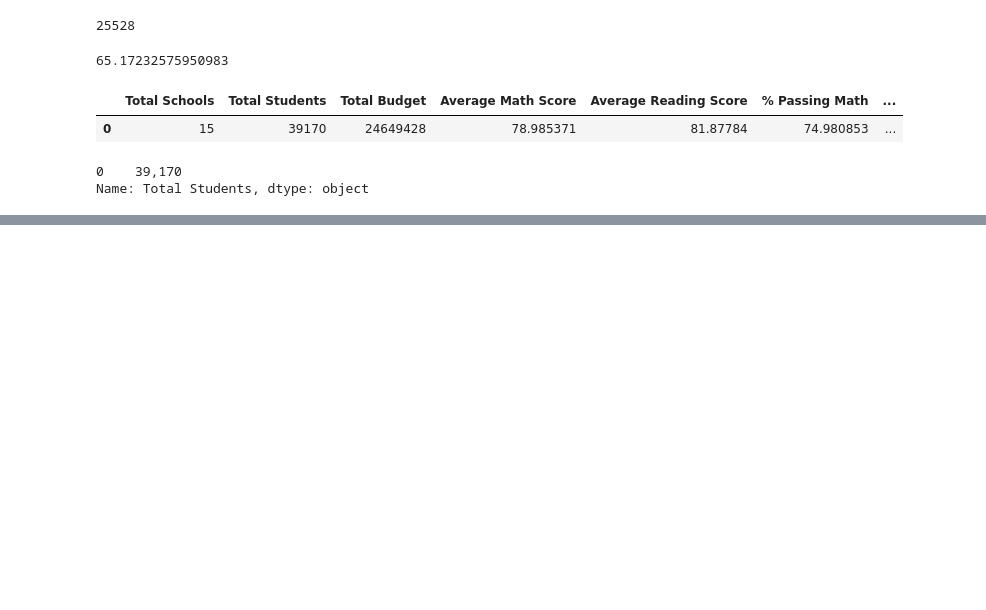
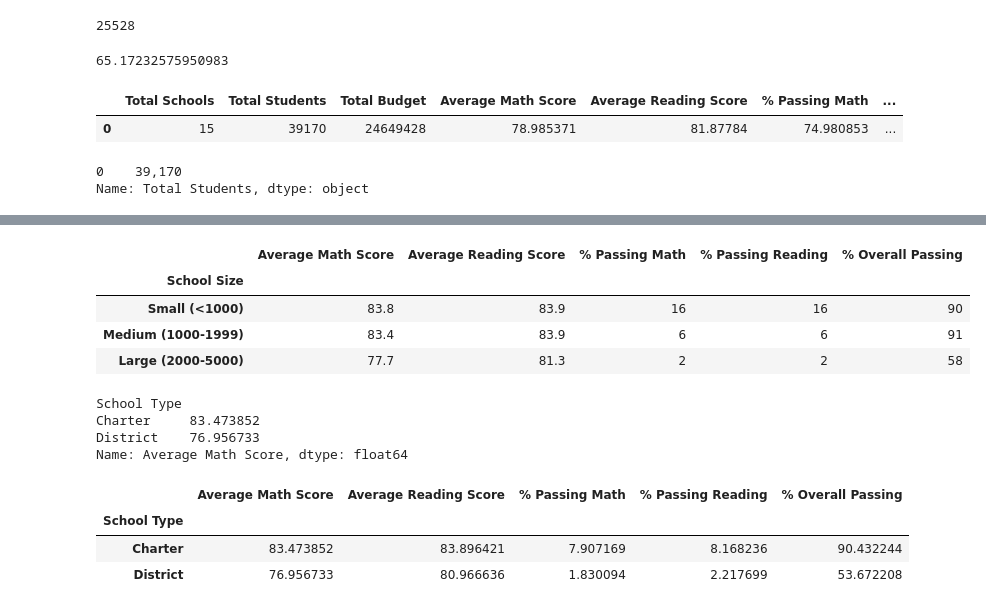
Before and after one commit to BrandonScottWilliams/School_District_Analysis, a Jupyter notebook: PyCitySchools.ipynb, the cells around one changed output, grey strips where cells are left out. Drawn from its saved outputs; the diff is of its cells as text; code cells hidden in the pictures; blank space fills up the shorter version.

```diff
--- a/PyCitySchools.ipynb
+++ b/PyCitySchools.ipynb
@@ -967,0 +984,19 @@ size_overall_passing = per_school_summary_df.groupby(["School Size"]).mean()["%
+# %%
+# Formatting.
+size_summary_df["Average Math Score"] = size_summary_df["Average Math Score"].map("{:.1f}".format)
+
+size_summary_df["Average Reading Score"] = size_summary_df["Average Reading Score"].map("{:.1f}".format)
+
+size_summary_df["% Passing Math"] = size_summary_df["% Passing Math"].map("{:.0f}".format)
+
+size_summary_df["% Passing Reading"] = size_summary_df["% Passing Reading"].map("{:.0f}".format)
+
+size_summary_df["% Overall Passing"] = size_summary_df["% Overall Passing"].map("{:.0f}".format)
+
+size_summary_df
+# %% [output]
+|  | Average Math Score | Average Reading Score | % Passing Math | % Passing Reading | % Overall Passing |
+| School Size |  |  |  |  |  |
+| Small (<1000) | 83.8 | 83.9 | 16 | 16 | 90 |
+| Medium (1000-1999) | 83.4 | 83.9 | 6 | 6 | 91 |
+| Large (2000-5000) | 77.7 | 81.3 | 2 | 2 | 58 |
@@ -967,0 +1014,22 @@ size_overall_passing = per_school_summary_df.groupby(["School Size"]).mean()["%
+# %%
+type_math_scores
+# %% [output]
+School Type
+Charter     83.473852
+District    76.956733
+Name: Average Math Score, dtype: float64
+# %%
+# Assemble into DataFrame.
+type_summary_df = pd.DataFrame({
+          "Average Math Score" : type_math_scores,
+          "Average Reading Score": type_reading_scores,
+          "% Passing Math": type_passing_math,
+          "% Passing Reading": type_passing_reading,
+          "% Overall Passing": type_overall_passing})
+
+type_summary_df
+# %% [output]
+|  | Average Math Score | Average Reading Score | % Passing Math | % Passing Reading | % Overall Passing |
+| School Type |  |  |  |  |  |
+| Charter | 83.473852 | 83.896421 | 7.907169 | 8.168236 | 90.432244 |
+| District | 76.956733 | 80.966636 | 1.830094 | 2.217699 | 53.672208 |
```
Also changed, not shown: parts of 86 cells of this notebook.
